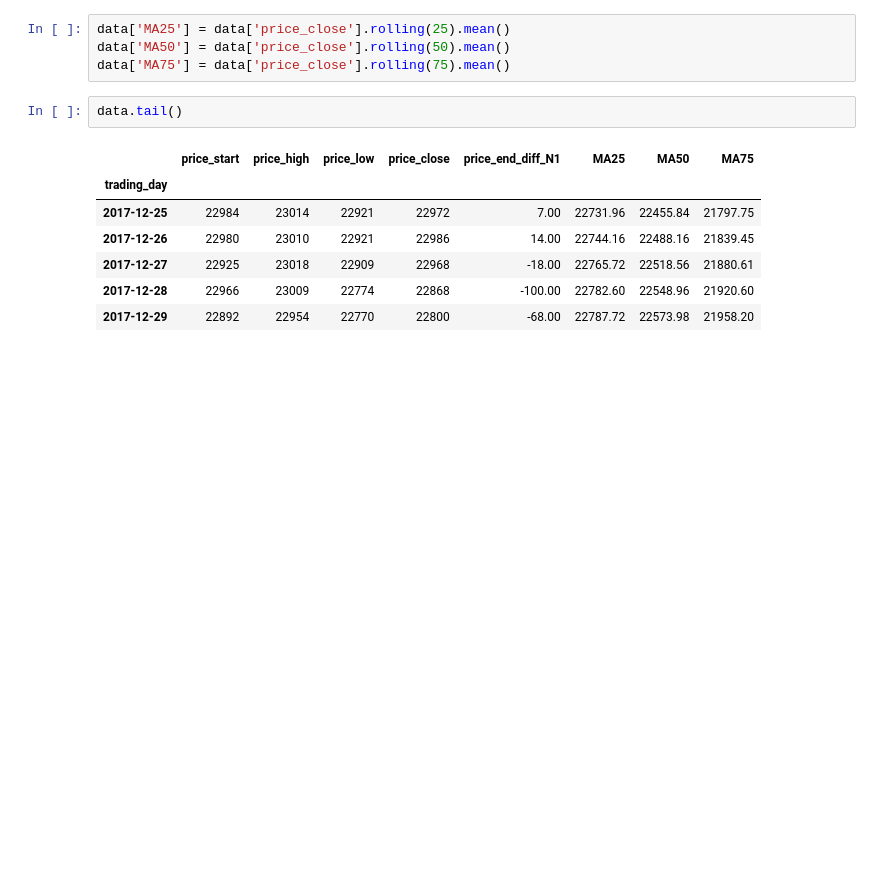
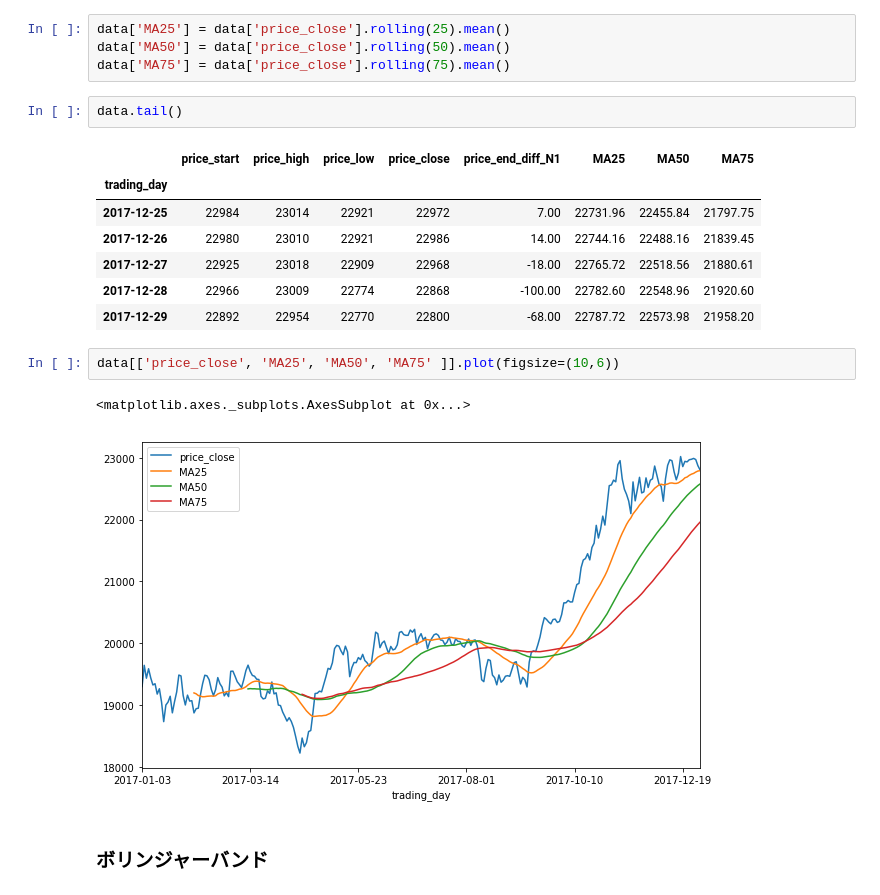
Before and after one commit to k501/N225predict, a Jupyter notebook: 02.data_survey/学習データ作成.ipynb, the cells around one changed output. Drawn from its saved outputs; the diff is of its cells as text; blank space fills up the shorter version.

Commit message:
ボリンジャーバンド

```diff
--- a/02.data_survey/学習データ作成.ipynb
+++ b/02.data_survey/学習データ作成.ipynb
@@ -72,3 +71,10 @@ data.tail()
 | 2017-12-27 | 22925 | 23018 | 22909 | 22968 | -18.00 | 22765.72 | 22518.56 | 21880.61 |
 | 2017-12-28 | 22966 | 23009 | 22774 | 22868 | -100.00 | 22782.60 | 22548.96 | 21920.60 |
 | 2017-12-29 | 22892 | 22954 | 22770 | 22800 | -68.00 | 22787.72 | 22573.98 | 21958.20 |
+# %%
+data[['price_close', 'MA25', 'MA50', 'MA75' ]].plot(figsize=(10,6))
+# %% [output]
+<matplotlib.axes._subplots.AxesSubplot at 0x...>
+[figure, added]
+# %% [markdown]
+### ボリンジャーバンド
```
Also changed, not shown: parts of 4 cells of this notebook, 1 other file.
